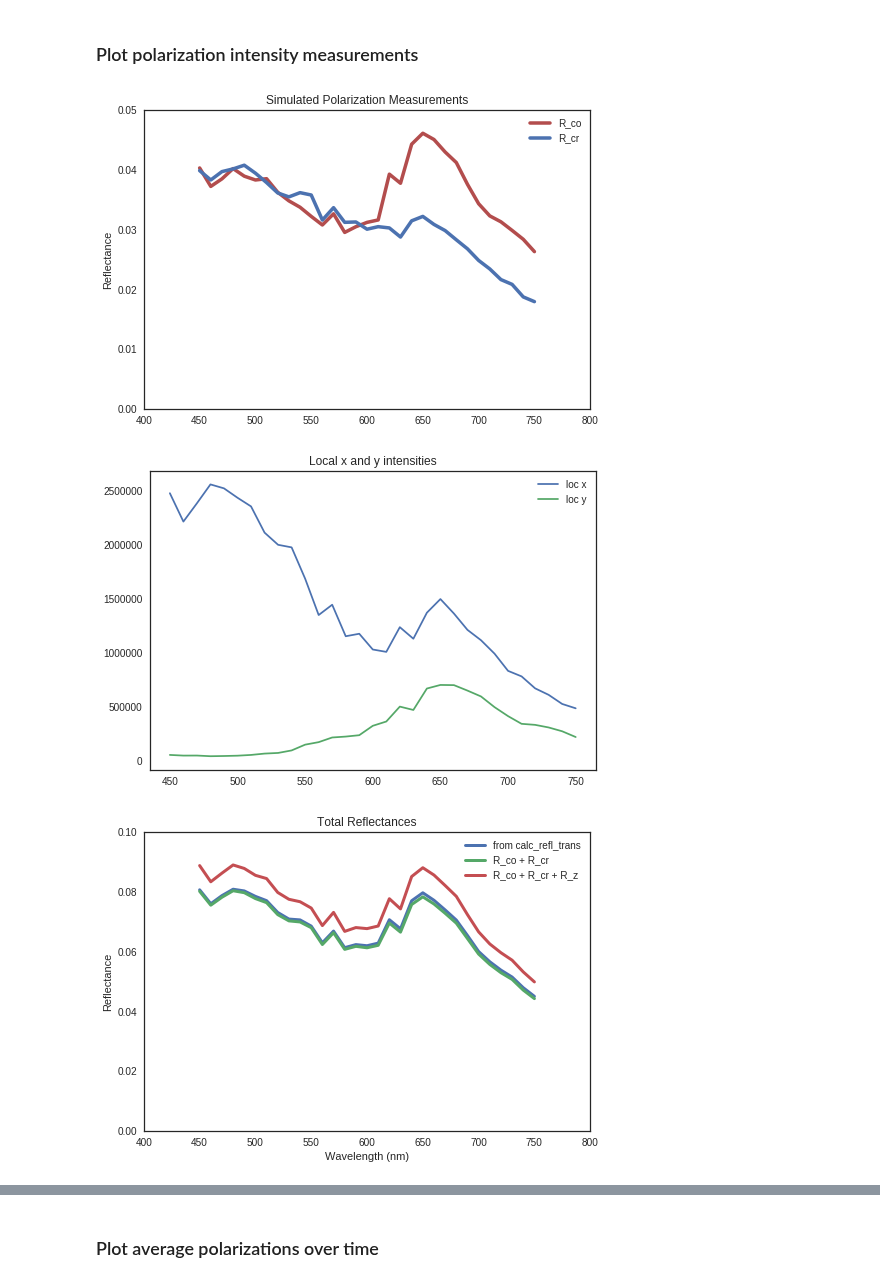
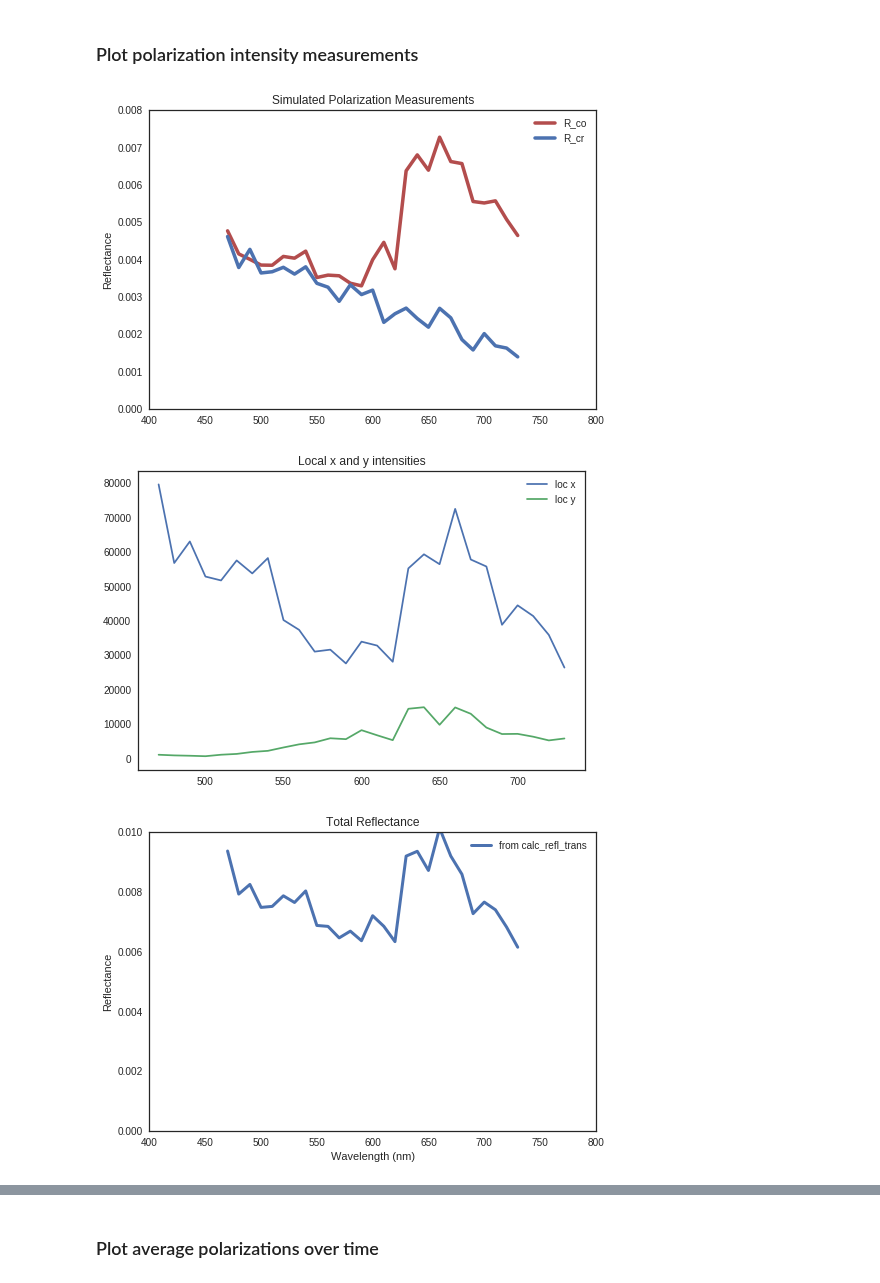
Before and after one commit to manoharan-lab/structural-color, a Jupyter notebook: polarization_testing.ipynb, the cells around one changed output, grey strips where cells are left out. Cells and saved outputs as stored; diff of their text form; code cells hidden in the pictures.

```diff
--- a/polarization_testing.ipynb
+++ b/polarization_testing.ipynb
@@ -11,11 +11,11 @@ import seaborn as sns
 import time
 # %%
 # Montecarlo parameters
-ntrajectories = 20000                    # number of trajectories (min 35000 for decent results)
-nevents = 100                           # number of scattering events in each trajectory (min 100 for decent result)
+ntrajectories = 30000                    # number of trajectories (min 35000 for decent results)
+nevents = 200                           # number of scattering events in each trajectory (min 100 for decent result)
 
 # Properties of system
-wavelengths = sc.Quantity(np.arange(450, 760, 10), 'nm')
+wavelengths = sc.Quantity(np.arange(470, 740, 10), 'nm')
 particle_radius = sc.Quantity('0.140 um')
 volume_fraction = sc.Quantity(0.55, '') # rcp .64
 #n_imag = np.linspace(1.1e-4, 5e-5, wavelengths.size)
@@ -28,7 +28,7 @@ thickness = sc.Quantity('80 um')
 # Properties of detector
 det_theta = sc.Quantity('16 degrees')
 det_dist = sc.Quantity('13 cm')
-det_len = sc.Quantity('8 cm')#2.4
+det_len = sc.Quantity('2.4 cm')#2.4
 # %% [markdown]
 ### Run Monte Carlo model and calculate reflectance and polarization for trajectories
 # %%
@@ -143,7 +143,7 @@ plt.figure()
 plt.plot(wavelengths, R_co , label = 'R_co', linewidth = 3.5, color = [0.7,0.3,0.3])
 plt.plot(wavelengths, R_cr, label = 'R_cr', linewidth = 3.5)
 plt.xlim([400,800])
-plt.ylim([0,0.05])
+plt.ylim([0,0.008])
 #plt.plot(wavelengths, I_z, label = 'I_z')
 #plt.ylim([0,5000])
 plt.ylabel('Reflectance')
@@ -153,37 +153,38 @@ plt.savefig('cocross.pdf')
 
 plt.figure()
 plt.title('Local x and y intensities')
 plt.plot(wavelengths, pol_refl_loc_x_sum**2, label = 'loc x')
 plt.plot(wavelengths, pol_refl_loc_y_sum**2, label = 'loc y')
 #plt.plot(wavelengths, pol_refl_loc_y_sum**2/pol_refl_loc_x_sum**2, label = 'ratio')
 plt.legend()
 
 plt.figure()
-plt.title('Total Reflectances')
+plt.title('Total Reflectance')
 plt.plot(wavelengths, reflectance, linewidth = 3, label = 'from calc_refl_trans')
-plt.plot(wavelengths, R_co + R_cr, linewidth = 3, label = 'R_co + R_cr')
-plt.plot(wavelengths, R_co + R_cr + R_z, linewidth = 3, label = 'R_co + R_cr + R_z')
+#plt.plot(wavelengths, R_co + R_cr, linewidth = 3, label = 'R_co + R_cr')
+#plt.plot(wavelengths, R_co + R_cr + R_z, linewidth = 3, label = 'R_co + R_cr + R_z')
 plt.xlim([400,800])
-plt.ylim([0,0.1])
+plt.ylim([0,0.01])
 plt.ylabel('Reflectance')
 plt.xlabel('Wavelength (nm)')
 plt.legend()
+plt.savefig('total_refl.pdf')
 
 plt.figure()
 plt.plot(wavelengths, R_cr/R_co, linewidth = 3, color = [0,0,0])
 plt.title('Depolarization Ratio')
 plt.ylabel('R_cross/R_co')
 plt.ylim([0,1.1])
 plt.xlim([400,800])
 plt.savefig('depolarization.pdf')
 
 plt.figure()
 plt.ylabel('Reflectance')
 plt.title('R_co - R_cross')
 plt.plot(wavelengths, R_co - R_cr, linewidth = 3, color = [0.7,0.5,0])
 plt.xlim([400,800])
 plt.savefig('cominuscr.pdf')
 # %% [output]
-[figure, old version]
+[figure, new version]
-[figure, old version]
+[figure, new version]
-[figure, old version]
+[figure, new version]
```
Also changed, not shown: parts of 5 cells of this notebook.
